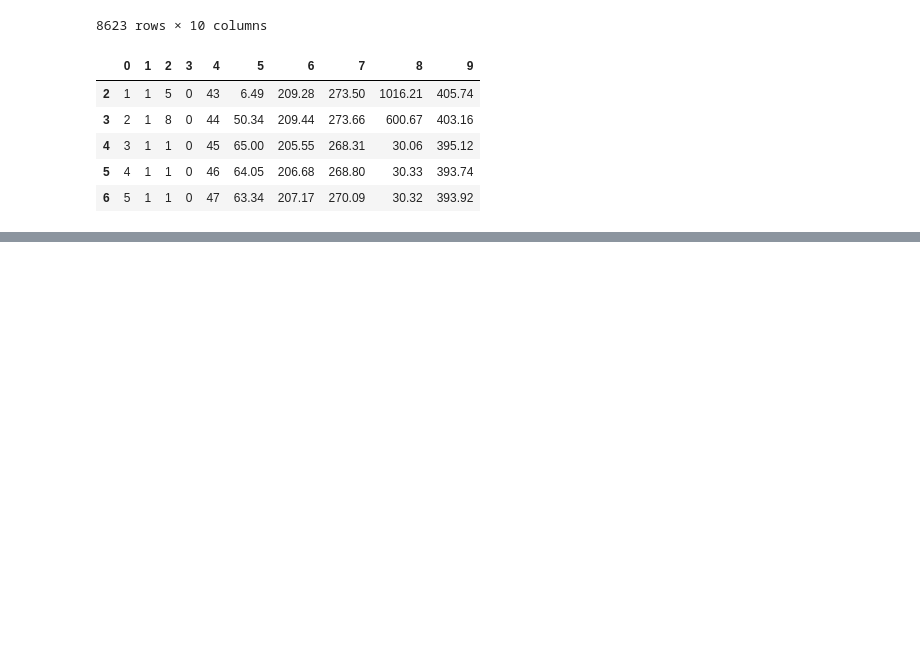
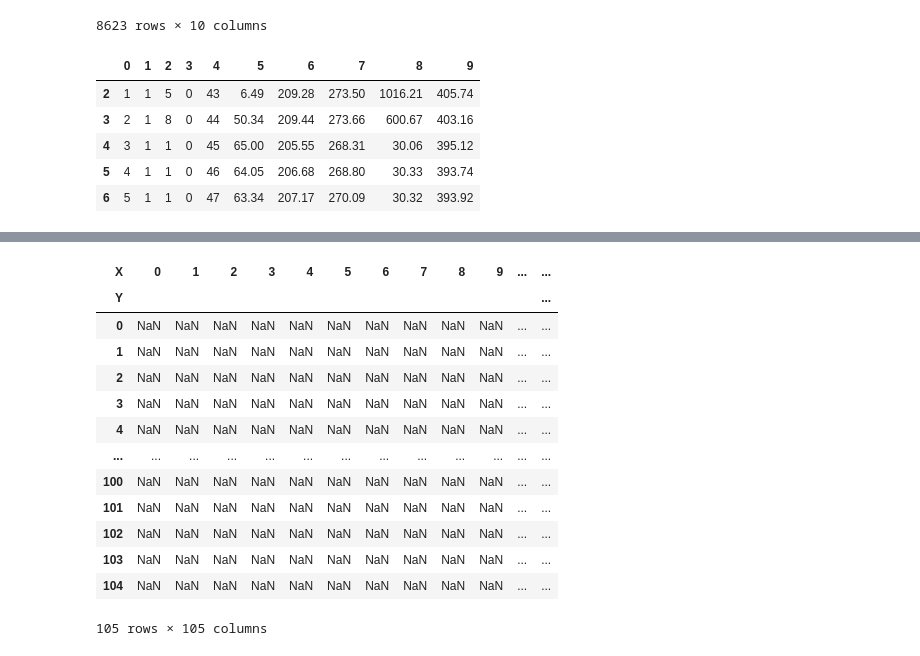
Before and after one commit to vcdemy/20240416, a Jupyter notebook: 2040416筆記.ipynb, the cells around one changed output, grey strips where cells are left out. Cells and saved outputs as stored; diff of their text form; code cells hidden in the pictures; blank space fills up the shorter version.

```diff
--- a/2040416筆記.ipynb
+++ b/2040416筆記.ipynb
@@ -613,0 +647,17 @@ df.head()
+# %%
+vbr
+# %% [output]
+| X | 0 | 1 | 2 | 3 | 4 | 5 | 6 | 7 | 8 | 9 | ... | ... |
+| Y |  |  |  |  |  |  |  |  |  |  |  | ... |
+| 0 | NaN | NaN | NaN | NaN | NaN | NaN | NaN | NaN | NaN | NaN | ... | ... |
+| 1 | NaN | NaN | NaN | NaN | NaN | NaN | NaN | NaN | NaN | NaN | ... | ... |
+| 2 | NaN | NaN | NaN | NaN | NaN | NaN | NaN | NaN | NaN | NaN | ... | ... |
+| 3 | NaN | NaN | NaN | NaN | NaN | NaN | NaN | NaN | NaN | NaN | ... | ... |
+| 4 | NaN | NaN | NaN | NaN | NaN | NaN | NaN | NaN | NaN | NaN | ... | ... |
+| ... | ... | ... | ... | ... | ... | ... | ... | ... | ... | ... | ... | ... |
+| 100 | NaN | NaN | NaN | NaN | NaN | NaN | NaN | NaN | NaN | NaN | ... | ... |
+| 101 | NaN | NaN | NaN | NaN | NaN | NaN | NaN | NaN | NaN | NaN | ... | ... |
+| 102 | NaN | NaN | NaN | NaN | NaN | NaN | NaN | NaN | NaN | NaN | ... | ... |
+| 103 | NaN | NaN | NaN | NaN | NaN | NaN | NaN | NaN | NaN | NaN | ... | ... |
+| 104 | NaN | NaN | NaN | NaN | NaN | NaN | NaN | NaN | NaN | NaN | ... | ... |
+105 rows × 105 columns
```
Also changed, not shown: parts of 5 cells of this notebook.
